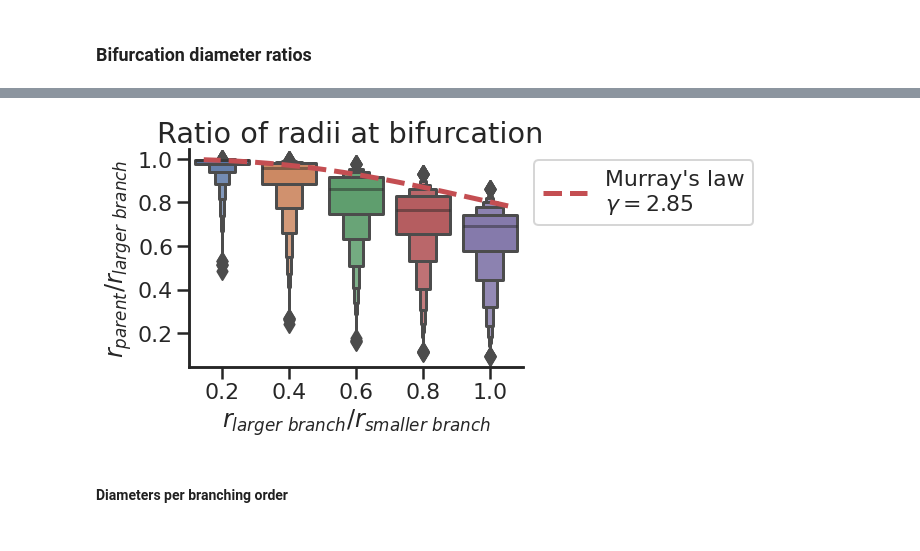
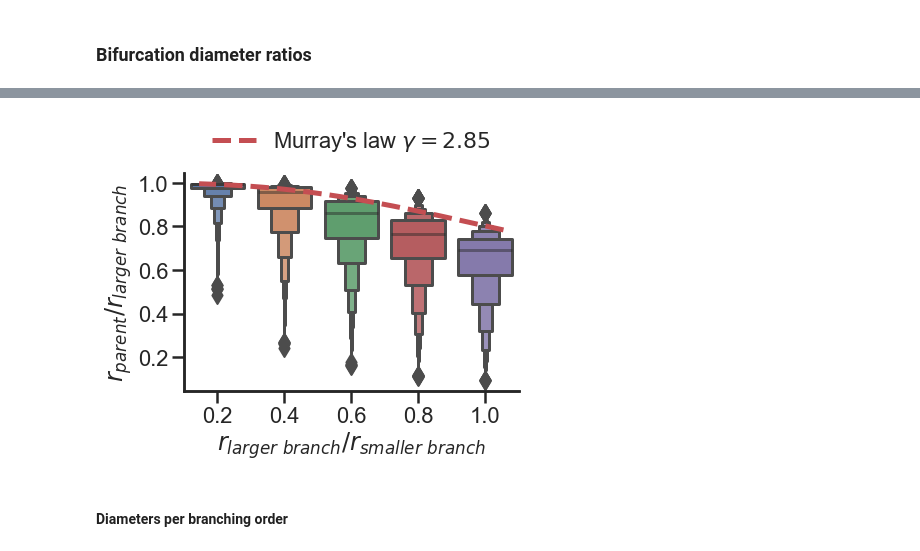
Before and after one commit to remihndz/Virtual-Angiogenesis, a Jupyter notebook: Results-8-patients/Analyse-Simulations.ipynb, the cells around one changed output, grey strips where cells are left out. Drawn from its saved outputs; the diff is of its cells as text; code cells hidden in the pictures.

Commit message:
Fixed title and legend of the boxenplot of Murray's law

```diff
--- a/Results-8-patients/Analyse-Simulations.ipynb
+++ b/Results-8-patients/Analyse-Simulations.ipynb
@@ -122,37 +122,40 @@ x,y = v[:,0], v[:,1]
 # %%
 df = pd.read_csv('DiameterRatiosAtBifurcations.dat', sep=' ')
 Title = "Ratio of radii at bifurcation\n"
+Title = None
 df['Cat'] = pd.cut(df.SmallerBranchOverLarger, bins=[0.0,0.2,0.4,0.6,0.8,1.0])
 
-fig, g = plt.subplots()
+fig = plt.figure()
+g = fig.add_subplot(111)
 
 sns.boxenplot(data=df, x='Cat', y='LargerBranchOverParent', ax=g)
 ax2 = g.twiny()
-ax2.plot(x,y,'r--', linewidth=5, label="Murray's law\n"+r"$\gamma=2.85$")
+ax2.plot(x,y,'r--', linewidth=5, label="Murray's law "+r"$\gamma=2.85$")
+ax2.legend()
 
 # g.set_ylabel("Larger branch to\nparent ratio")
 # g.set_xlabel('Larger to smaller branch ratio')
 g.set_ylabel(r'$r_{parent}/r_{larger\ branch}$')
 g.set_xlabel(r'$r_{larger\ branch}/r_{smaller\ branch}$')
 
 ax2.set_xticks([])
 fig.suptitle(Title)
 g.spines['top'].set_visible(False)
 ax2.spines['top'].set_visible(False)
 g.spines['right'].set_visible(False)
 ax2.spines['right'].set_visible(False)
 
 
 ticks = [0.2,0.4,0.6,0.8,1.0]
 g.set_xticklabels(ticks)
 g.set_yticks(ticks)
 g.set_yticklabels(ticks)
 g.tick_params(left=True, bottom=True)
 
-plt.legend(bbox_to_anchor=(1.,1), loc="upper left")
+sns.move_legend(ax2, "lower center", bbox_to_anchor=(.5, 1), ncol=1, title=None, frameon=False)
 fig.savefig('BifurcationRatios.jpg', dpi=400, bbox_inches='tight')
 # %% [output]
-[figure, old version]
+[figure, new version]
 # %% [markdown]
 #### Diameters per branching order
 # %%
```
Also changed, not shown: parts of 5 cells of this notebook.
